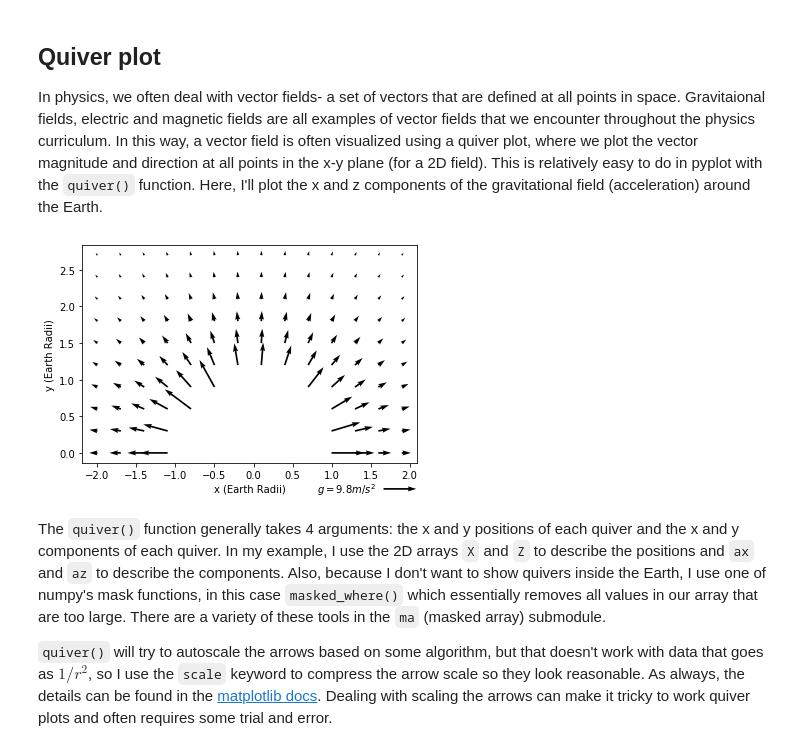
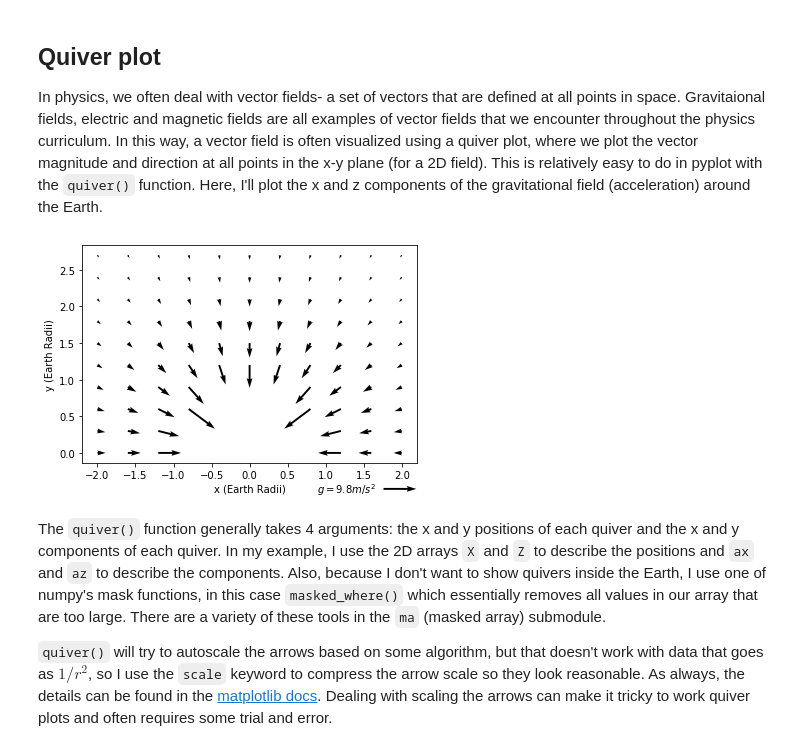
Before and after one commit to dpawlows/Foundations-of-Scientific-Computing, a Jupyter notebook: lessons/L9/other.ipynb, the cells around one changed output. Drawn from its saved outputs; the diff is of its cells as text; code cells hidden in the pictures.

```diff
--- a/lessons/L9/other.ipynb
+++ b/lessons/L9/other.ipynb
@@ -92,37 +92,37 @@ Here, I'll plot the x and z components of the gravitational field (acceleration)
 # %%
 import numpy as np
 
 # constants: radius, mass, G
 rE = 6378e3       #m
 mE = 5.972e24     #kg
 G = 6.67e-11       #Nm^2/kg^2
 
 # Create my grid
-x = np.arange(-2,2.1,.3)
+x = np.arange(-2,2.4,.4)
 z = np.arange(0,3,.3)
 X,Z = np.meshgrid(x,z)
 
 #use vector operations to calculate distance from
 #all points to center of Earth
 r = ((X*rE)**2 + (Z*rE)**2)**.5
 
 #Calculate acceleration due to gravity
-ax = G*mE*X*rE/(r**3)
-az = G*mE*Z*rE/(r**3)
+ax = -G*mE*X*rE/(r**3)
+az = -G*mE*Z*rE/(r**3)
 
 #Mask values inside the Earth (where g > 9.81)
 mag = np.sqrt(ax**2+az**2)
 ax = np.ma.masked_where(abs(mag) > 9.81, ax)
 az = np.ma.masked_where(abs(mag) > 9.81, az)
 
 #make my quiver plot and add a key
 q = pp.quiver(X,Z,ax,az,scale=100)
 qk = pp.quiverkey(q,.9,-.12,9.8,r'$g = 9.8m/s^2$',labelpos='W')
 pp.xlabel('x (Earth Radii)')
 pp.ylabel('y (Earth Radii)')
 pp.show()
 # %% [output]
-[figure, old version]
+[figure, new version]
 # %% [markdown]
 The `quiver()` function generally takes 4 arguments: the x and y positions of each quiver and the x and y components of each quiver. In my example, I use the 2D arrays `X` and `Z` to describe the positions and `ax` and `az` to describe the components. Also, because I don't want to show quivers inside the Earth, I use one of numpy's mask functions, in this case `masked_where()` which essentially removes all values in our array that are too large. There are a variety of these tools in the `ma` (masked array) submodule.
 
```
Also changed, not shown: parts of 1 cell of this notebook.
